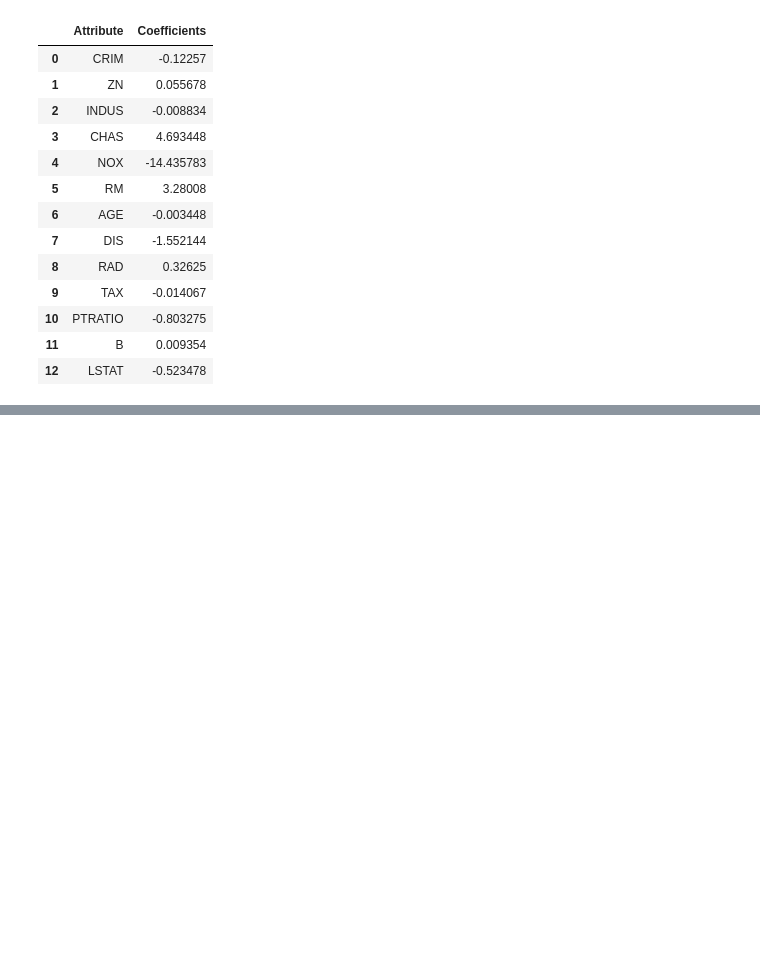
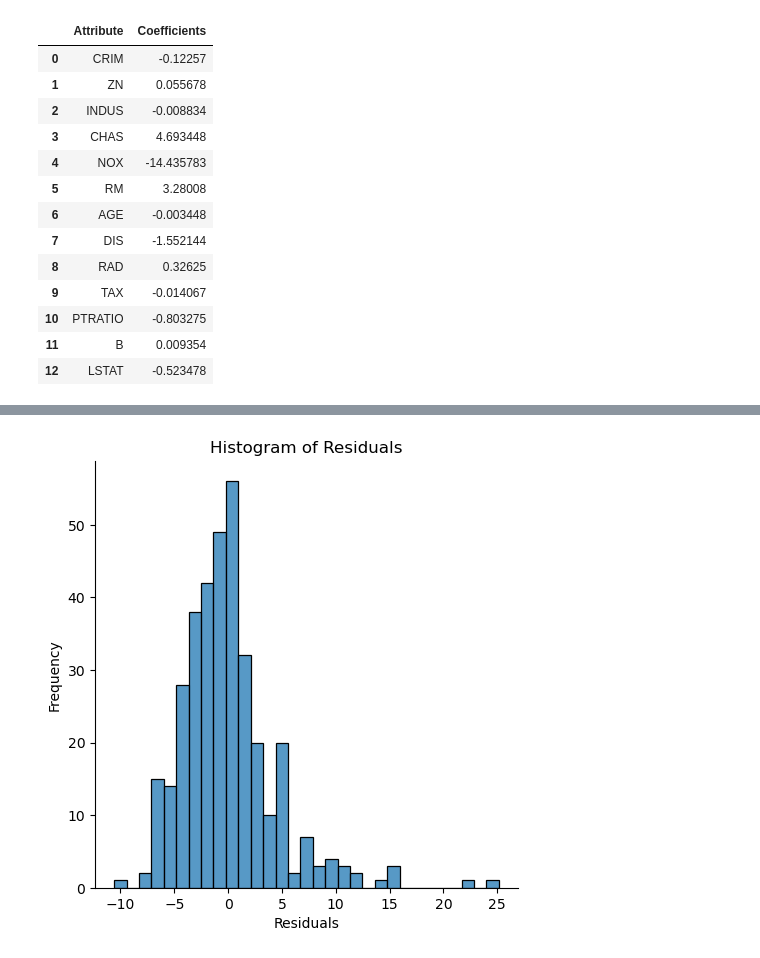
Before and after one commit to amirhosein-ziaei/Machine_Learning_Course, a Jupyter notebook: Linear_Regression/Linear_Regression_Multi_Variables.ipynb, the cells around one changed output, grey strips where cells are left out. Cells and saved outputs as stored; diff of their text form; code cells hidden in the pictures; blank space fills up the shorter version.

```diff
--- a/Linear_Regression/Linear_Regression_Multi_Variables.ipynb
+++ b/Linear_Regression/Linear_Regression_Multi_Variables.ipynb
@@ -323,0 +349,8 @@ coeffcients
+# %%
+sns.displot(y_train-y_pred)
+plt.title("Histogram of Residuals")
+plt.xlabel("Residuals")
+plt.ylabel("Frequency")
+plt.show()
+# %% [output]
+[figure, added]
```
Also changed, not shown: parts of 4 cells of this notebook.
